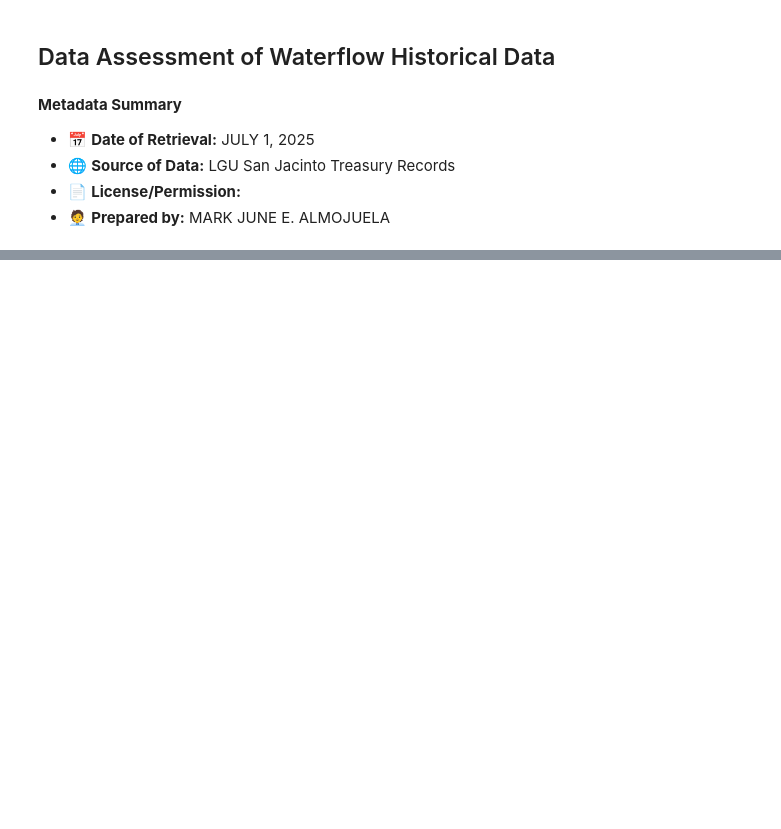
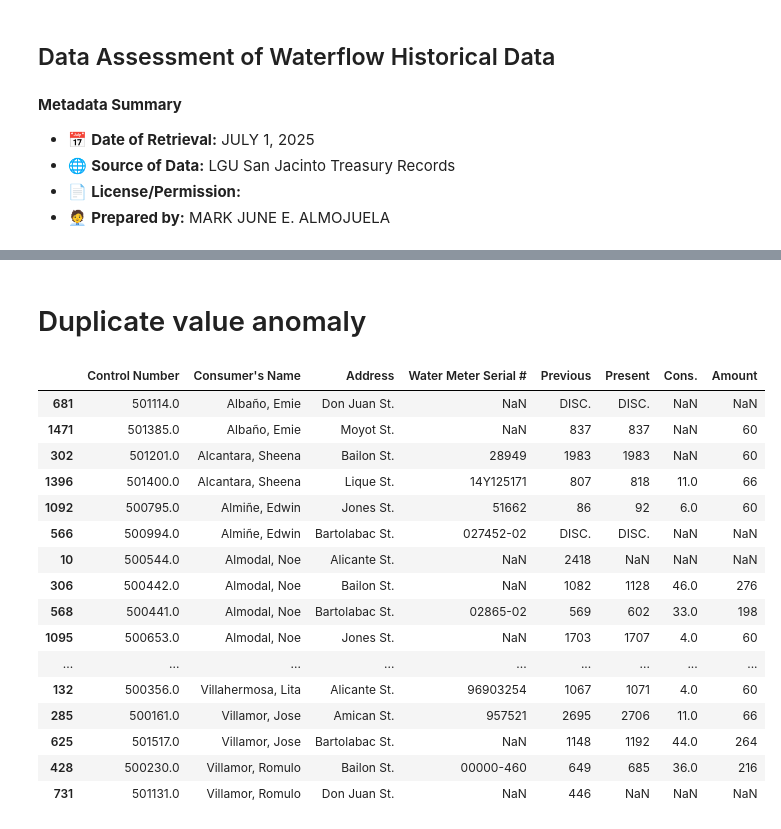
Before and after one commit to marcusAlmo/waterflow_model_training, a Jupyter notebook: data_preparation/v1/data_assessment.ipynb, the cells around one changed output, grey strips where cells are left out. Drawn from its saved outputs; the diff is of its cells as text; code cells hidden in the pictures; blank space fills up the shorter version.

Commit message:
feat: duplicate anomaly report

```diff
--- a/data_preparation/v1/data_assessment.ipynb
+++ b/data_preparation/v1/data_assessment.ipynb
@@ -53,0 +116,33 @@ data_dir_path = "../../dataset/raw/"
+# %% [markdown]
+# Duplicate value anomaly
+# %%
+year = "2020"
+month = "JUN"
+column_name = "Consumer\'s Name"
+data_dir_path = f"../../dataset/raw/{year}/"
+
+# File discovery
+test_df = pd.read_csv(os.path.join(data_dir_path, f"{month}{year}.csv"), encoding='latin-1')
+
+# Show all instances of duplicates (including the first occurrence)
+duplicates_mask = test_df[column_name].duplicated(keep=False)  # keep=False marks all duplicates as True
+all_duplicates = test_df[duplicates_mask].sort_values(column_name)
+all_duplicates
+# %% [output]
+|  | Control Number | Consumer's Name | Address | Water Meter Serial # | Previous | Present | Cons. | Amount |
+| 681 | 501114.0 | Albaño, Emie | Don Juan St. | NaN | DISC. | DISC. | NaN | NaN |
+| 1471 | 501385.0 | Albaño, Emie | Moyot St. | NaN | 837 | 837 | NaN | 60 |
+| 302 | 501201.0 | Alcantara, Sheena | Bailon St. | 28949 | 1983 | 1983 | NaN | 60 |
+| 1396 | 501400.0 | Alcantara, Sheena | Lique St. | 14Y125171 | 807 | 818 | 11.0 | 66 |
+| 1092 | 500795.0 | Almiñe, Edwin | Jones St. | 51662 | 86 | 92 | 6.0 | 60 |
+| 566 | 500994.0 | Almiñe, Edwin | Bartolabac St. | 027452-02 | DISC. | DISC. | NaN | NaN |
+| 10 | 500544.0 | Almodal, Noe | Alicante St. | NaN | 2418 | NaN | NaN | NaN |
+| 306 | 500442.0 | Almodal, Noe | Bailon St. | NaN | 1082 | 1128 | 46.0 | 276 |
+| 568 | 500441.0 | Almodal, Noe | Bartolabac St. | 02865-02 | 569 | 602 | 33.0 | 198 |
+| 1095 | 500653.0 | Almodal, Noe | Jones St. | NaN | 1703 | 1707 | 4.0 | 60 |
+| ... | ... | ... | ... | ... | ... | ... | ... | ... |
+| 132 | 500356.0 | Villahermosa, Lita | Alicante St. | 96903254 | 1067 | 1071 | 4.0 | 60 |
+| 285 | 500161.0 | Villamor, Jose | Amican St. | 957521 | 2695 | 2706 | 11.0 | 66 |
+| 625 | 501517.0 | Villamor, Jose | Bartolabac St. | NaN | 1148 | 1192 | 44.0 | 264 |
+| 428 | 500230.0 | Villamor, Romulo | Bailon St. | 00000-460 | 649 | 685 | 36.0 | 216 |
+| 731 | 501131.0 | Villamor, Romulo | Don Juan St. | NaN | 446 | NaN | NaN | NaN |
```
Also changed, not shown: parts of 4 cells of this notebook, 1 other file.
